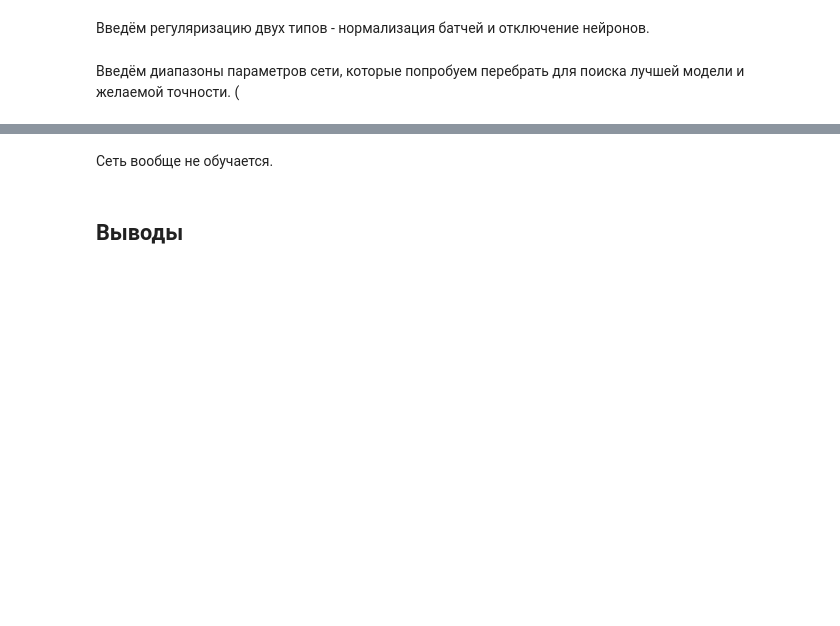
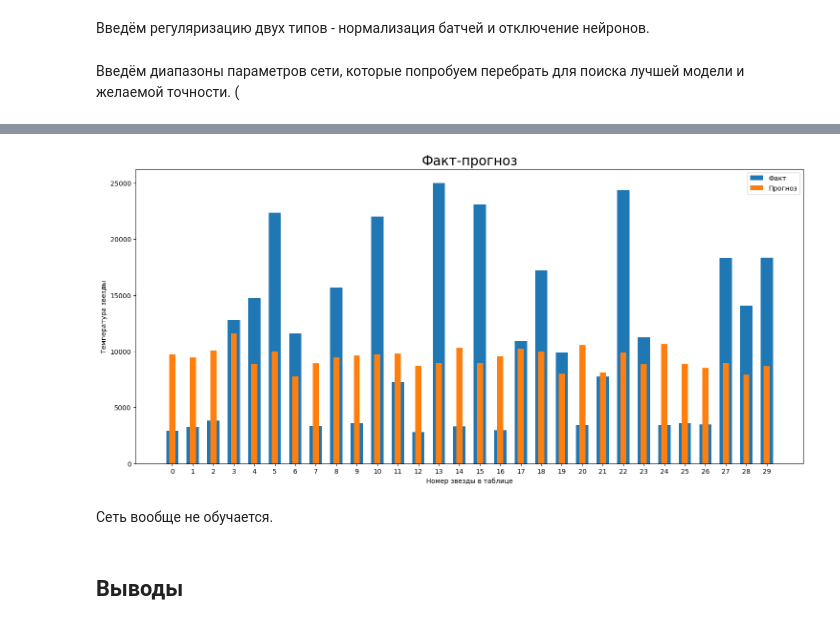
Before and after one commit to maria-smiles/stars, a Jupyter notebook: stars_v3.ipynb, the cells around one changed output, grey strips where cells are left out. Saved outputs shown, nothing was run; the diff lists cells and outputs as text; code cells hidden in the pictures; blank space fills up the shorter version.

```diff
--- a/stars_v3.ipynb
+++ b/stars_v3.ipynb
@@ -549,19 +752,21 @@ logs_.sort_values('RMSE').head(4)
 # %%
-y1 = torch.FloatTensor(test_preds).detach().numpy().reshape([-1])
-y2 = y_test.detach().numpy().reshape([-1])
+y1 = torch.FloatTensor(test_preds.cpu()).detach().numpy().reshape([-1])
+y2 = y_test.detach().cpu().numpy().reshape([-1])
 x = np.arange(len(y1))
 
 fig,ax = plt.subplots()
 fig.set_figwidth(18)
 fig.set_figheight(8)
 ax.set_xticks(x)
 fact = ax.bar(x, y2, width = 0.6, label = 'Факт')
 forecast = ax.bar(x, y1, width = 0.3, label = 'Прогноз')
 ax.legend()
 ax.set_title('Факт-прогноз', fontsize=20)
 ax.set_xlabel('Номер звезды в таблице')
 ax.set_ylabel('Температура звезды')
 plt.show()
+# %% [output]
+[figure, added]
 # %% [markdown]
 Сеть вообще не обучается.
 # %% [markdown]
```
Also changed, not shown: parts of 37 cells of this notebook.
